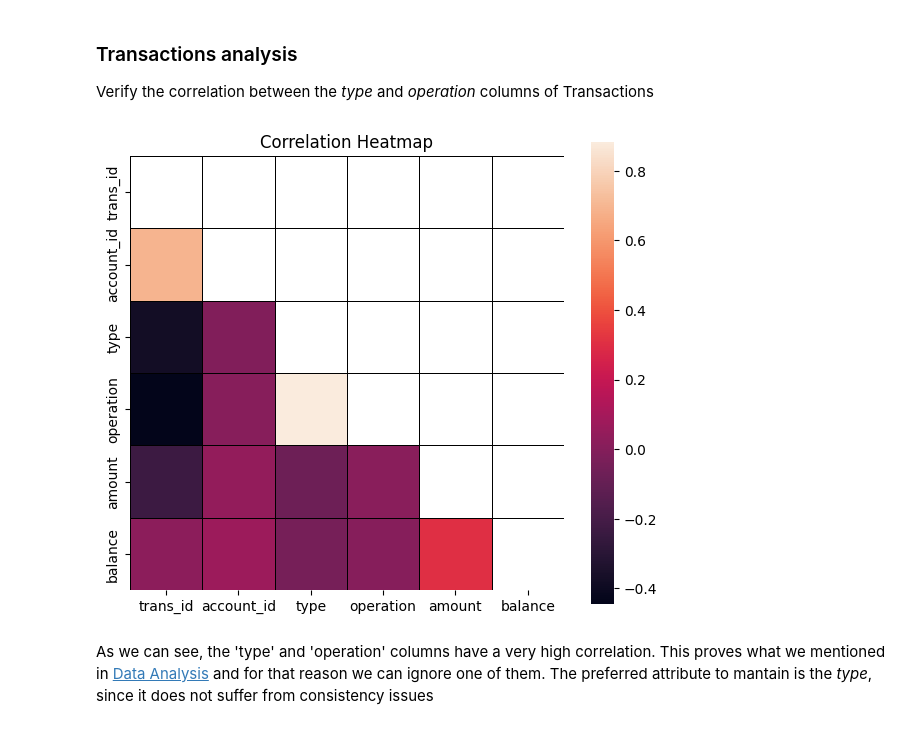
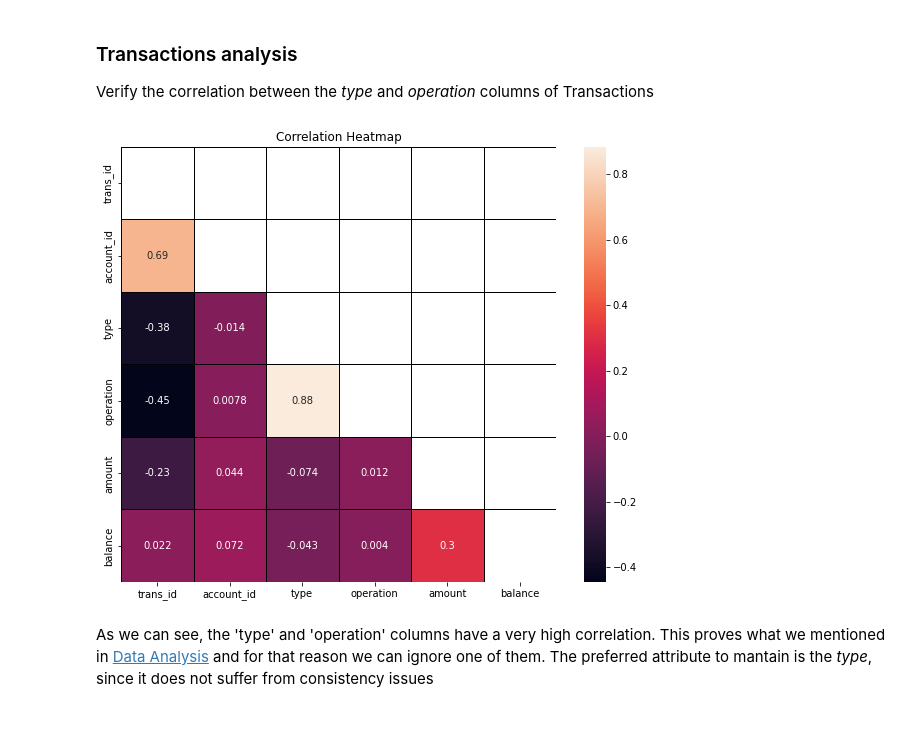
Before and after one commit to ruialves35/feup-ac, a Jupyter notebook: src/analysis/featureExtraction.ipynb, the cells around one changed output. Cells and saved outputs as stored; diff of their text form; code cells hidden in the pictures.

```diff
--- a/src/analysis/featureExtraction.ipynb
+++ b/src/analysis/featureExtraction.ipynb
@@ -35,12 +36,12 @@ Verify the correlation between the *type* and *operation* columns of Transaction
 # %%
 if not IS_LOADED:
     # convert 'type' and 'operation' columns to numeric catorical values
     transaction_data['type'] = transaction_data['type'].astype('category').cat.codes
     transaction_data['operation'] = transaction_data['operation'].astype('category').cat.codes
 
-su.plot_corr(transaction_data, transaction_data.columns, methodName="spearman", annot=False, figSize=(7, 6))
+su.plot_corr(transaction_data, transaction_data.columns, methodName="spearman", annot=True, figSize=(10, 8))
 # %% [output]
-[figure, old version]
+[figure, new version]
 # %% [markdown]
 As we can see, the 'type' and 'operation' columns have a very high correlation. This proves what we mentioned in [Data Analysis](./dataAnalysis.ipynb) and for that reason we can ignore one of them. The preferred attribute to mantain is the *type*, since it does not suffer from consistency issues
 # %% [markdown]
```
Also changed, not shown: parts of 30 cells of this notebook, 3 other files.
